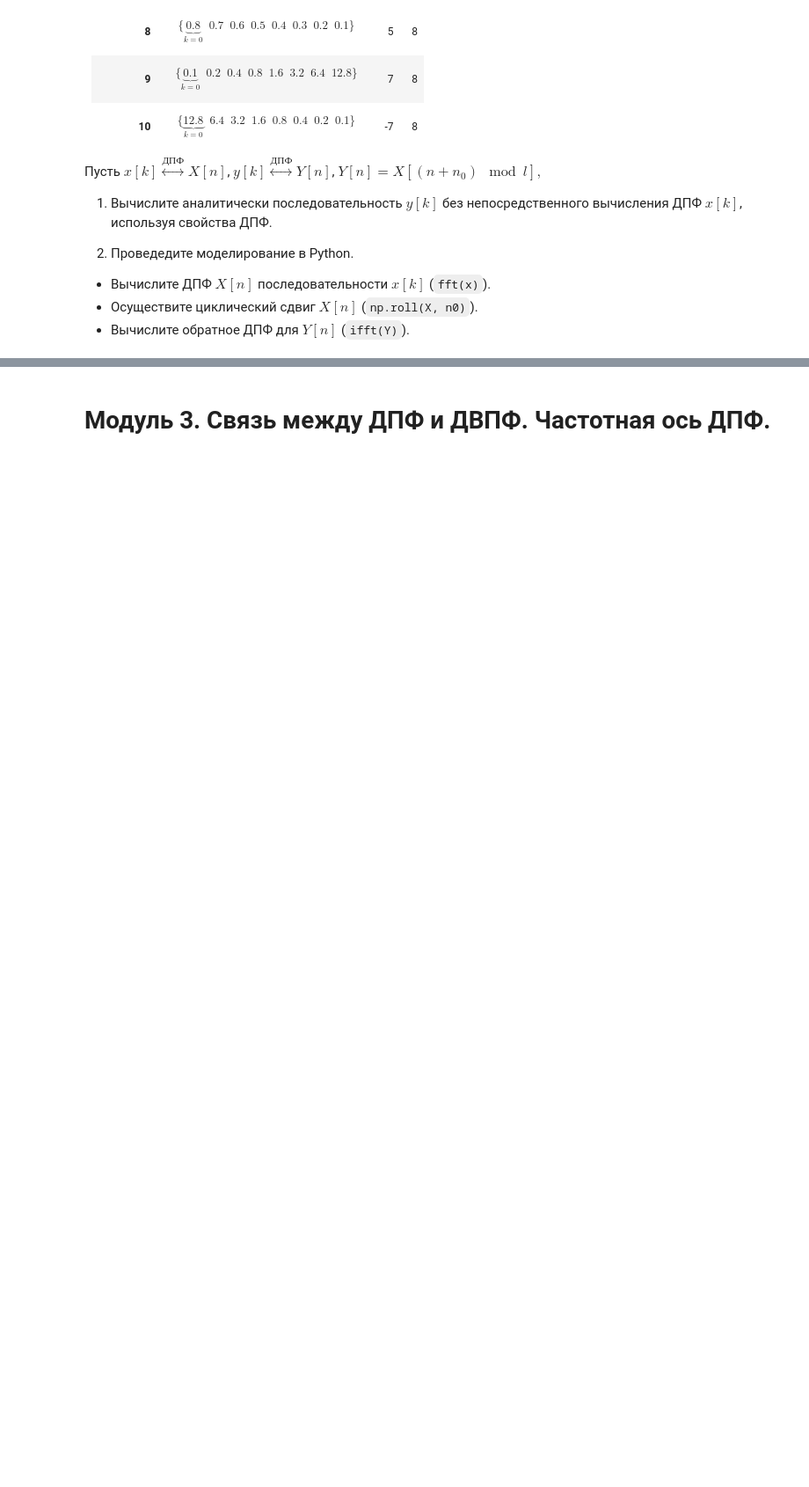
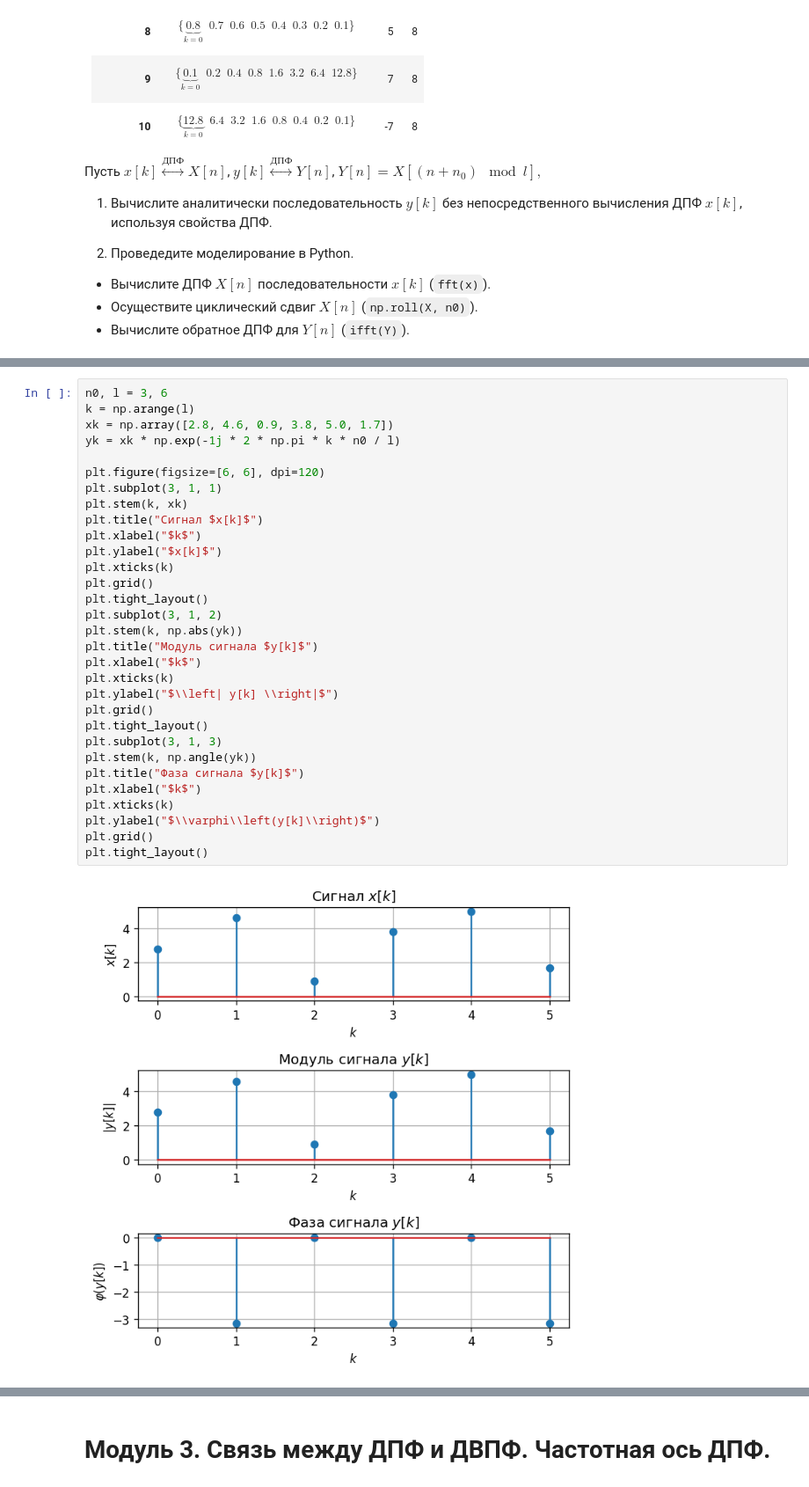
Before and after one commit to derzhavin3016/DSP-labs, a Jupyter notebook: lab1/dsp_lab1.ipynb, the cells around one changed output, grey strips where cells are left out. Shown at 88% size. Drawn from its saved outputs; the diff is of its cells as text; blank space fills up the shorter version.

```diff
--- a/lab1/dsp_lab1.ipynb
+++ b/lab1/dsp_lab1.ipynb
@@ -212,0 +219,33 @@ show_DTFT_ReIm(Xnu, nu, "x")
+# %%
+n0, l = 3, 6
+k = np.arange(l)
+xk = np.array([2.8, 4.6, 0.9, 3.8, 5.0, 1.7])
+yk = xk * np.exp(-1j * 2 * np.pi * k * n0 / l)
+
+plt.figure(figsize=[6, 6], dpi=120)
+plt.subplot(3, 1, 1)
+plt.stem(k, xk)
+plt.title("Сигнал $x[k]$")
+plt.xlabel("$k$")
+plt.ylabel("$x[k]$")
+plt.xticks(k)
+plt.grid()
+plt.tight_layout()
+plt.subplot(3, 1, 2)
+plt.stem(k, np.abs(yk))
+plt.title("Модуль сигнала $y[k]$")
+plt.xlabel("$k$")
+plt.xticks(k)
+plt.ylabel("$\\left| y[k] \\right|$")
+plt.grid()
+plt.tight_layout()
+plt.subplot(3, 1, 3)
+plt.stem(k, np.angle(yk))
+plt.title("Фаза сигнала $y[k]$")
+plt.xlabel("$k$")
+plt.xticks(k)
+plt.ylabel("$\\varphi\\left(y[k]\\right)$")
+plt.grid()
+plt.tight_layout()
+# %% [output]
+[figure, added]
```
Also changed, not shown: parts of 5 cells of this notebook.
